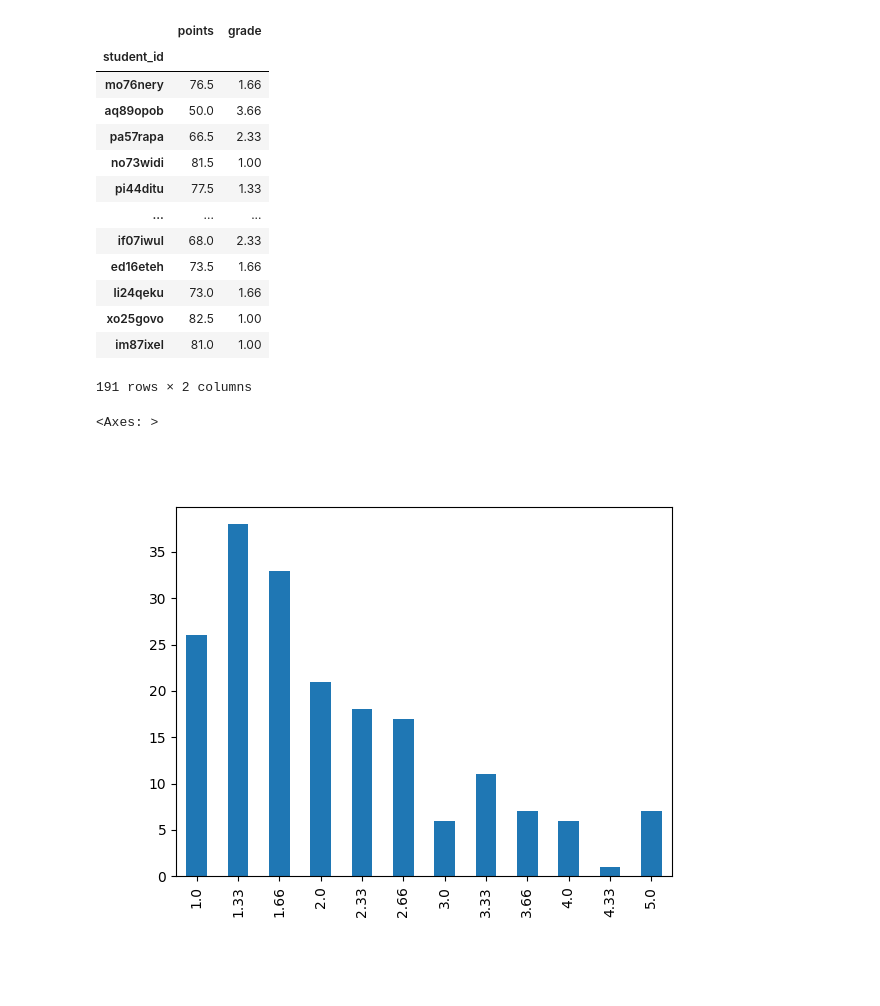
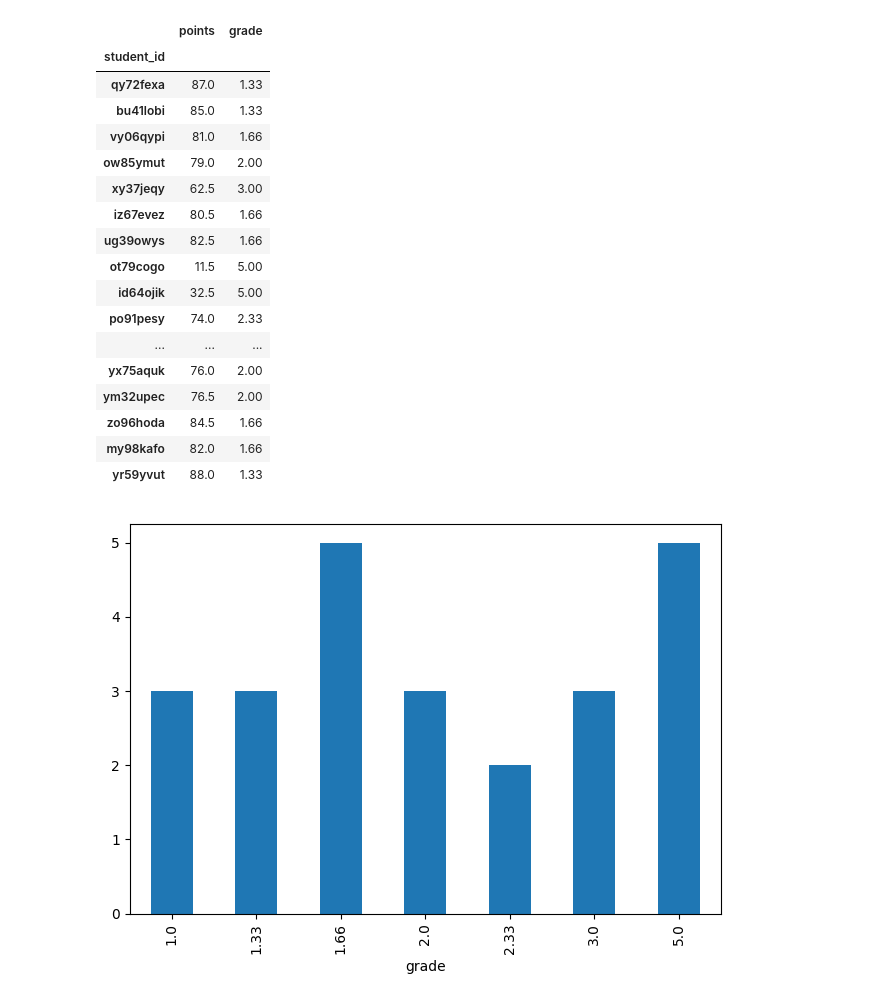
Before and after one commit to digikolleg-data-science-psychology/ads_exercise, a Jupyter notebook: calculate_final_grades.ipynb, the cells around one changed output. Saved outputs shown, nothing was run; the diff lists cells and outputs as text; code cells hidden in the pictures; blank space fills up the shorter version.

```diff
--- a/calculate_final_grades.ipynb
+++ b/calculate_final_grades.ipynb
@@ -8,7 +8,7 @@ from matplotlib import pyplot as plt
 
 %matplotlib widget
 # %%
-exam_result_path = Path("/Users/abelluc/FAUbox/DigiKolleg/ADS/Grading/2025_ADS/ADS_Exam_2025_results.csv")
+exam_result_path = Path("/Users/abelluc/FAUbox/DigiKolleg/ADS/Grading/2026-02_Retake/1770297120__0__tst__results_137268.csv")
 # %%
 exam_results = pd.read_csv(exam_result_path, sep=";")
 exam_results
@@ -29,7 +34,8 @@ exam_results
 # %%
 #handle special cases
 
-#exam_results.replace("exam76964", "ej80ogyg", inplace=True)
+exam_results.replace("exam84701", "vy06qypi", inplace=True)
+exam_results.replace("exam73680", "ij74ysab", inplace=True)
 # %%
 exam_results.set_index("Login", inplace=True)
 exam_results.index.names = ["student_id"]
@@ -65,6 +72,6 @@ points.head()
 # %%
-pass_score = 44.0
-max_score = 89.5
+pass_score = 45.0
+max_score = 100.0
 bin_size = round((max_score-pass_score) / 11, 1)
 bin_size
 # %% [output]
@@ -121,27 +116,32 @@ points
 # %% [output]
 |  | points | grade |
 | student_id |  |  |
-| mo76nery | 76.5 | 1.66 |
-| aq89opob | 50.0 | 3.66 |
-| pa57rapa | 66.5 | 2.33 |
-| no73widi | 81.5 | 1.00 |
-| pi44ditu | 77.5 | 1.33 |
+| qy72fexa | 87.0 | 1.33 |
+| bu41lobi | 85.0 | 1.33 |
+| vy06qypi | 81.0 | 1.66 |
+| ow85ymut | 79.0 | 2.00 |
+| xy37jeqy | 62.5 | 3.00 |
+| iz67evez | 80.5 | 1.66 |
+| ug39owys | 82.5 | 1.66 |
+| ot79cogo | 11.5 | 5.00 |
+| id64ojik | 32.5 | 5.00 |
+| po91pesy | 74.0 | 2.33 |
 | ... | ... | ... |
-| if07iwul | 68.0 | 2.33 |
-| ed16eteh | 73.5 | 1.66 |
-| li24qeku | 73.0 | 1.66 |
-| xo25govo | 82.5 | 1.00 |
-| im87ixel | 81.0 | 1.00 |
+| yx75aquk | 76.0 | 2.00 |
+| ym32upec | 76.5 | 2.00 |
+| zo96hoda | 84.5 | 1.66 |
+| my98kafo | 82.0 | 1.66 |
+| yr59yvut | 88.0 | 1.33 |
-191 rows × 2 columns
 # %%
 # Without Bonus
 
 plt.subplots()
 
 points["grade"].value_counts().sort_index().plot(kind="bar")
+
+plt.tight_layout()
 # %% [output]
-<Axes: >
-[figure, old version]
+[figure, new version]
 # %%
 points.describe()
 # %% [output]
```
Also changed, not shown: parts of 26 cells of this notebook, 9 other files.
